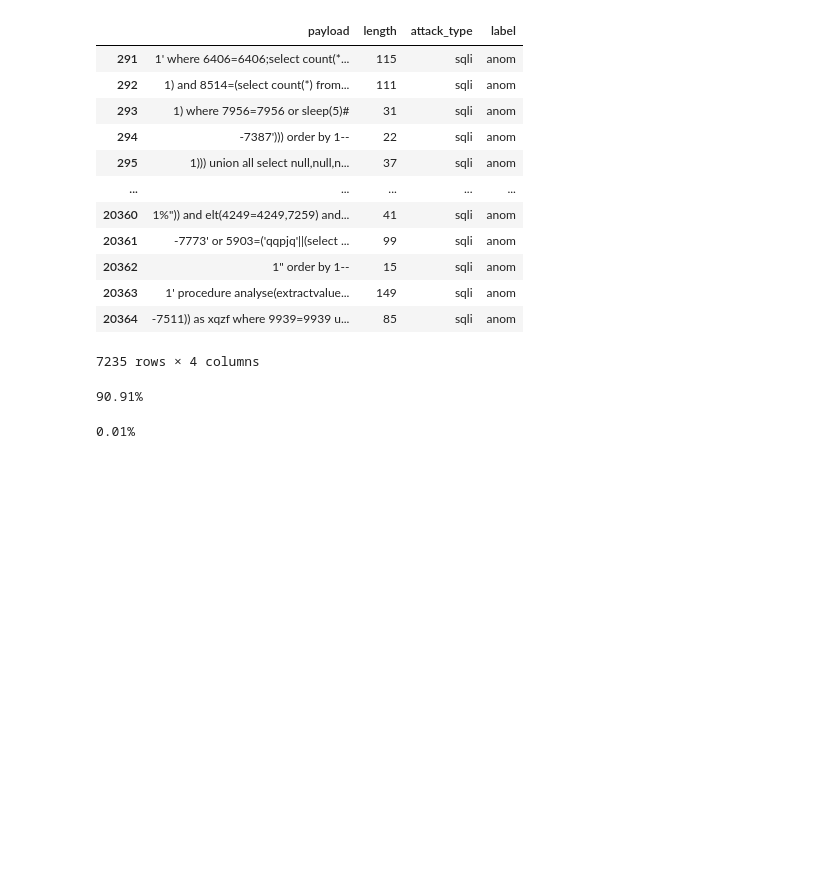
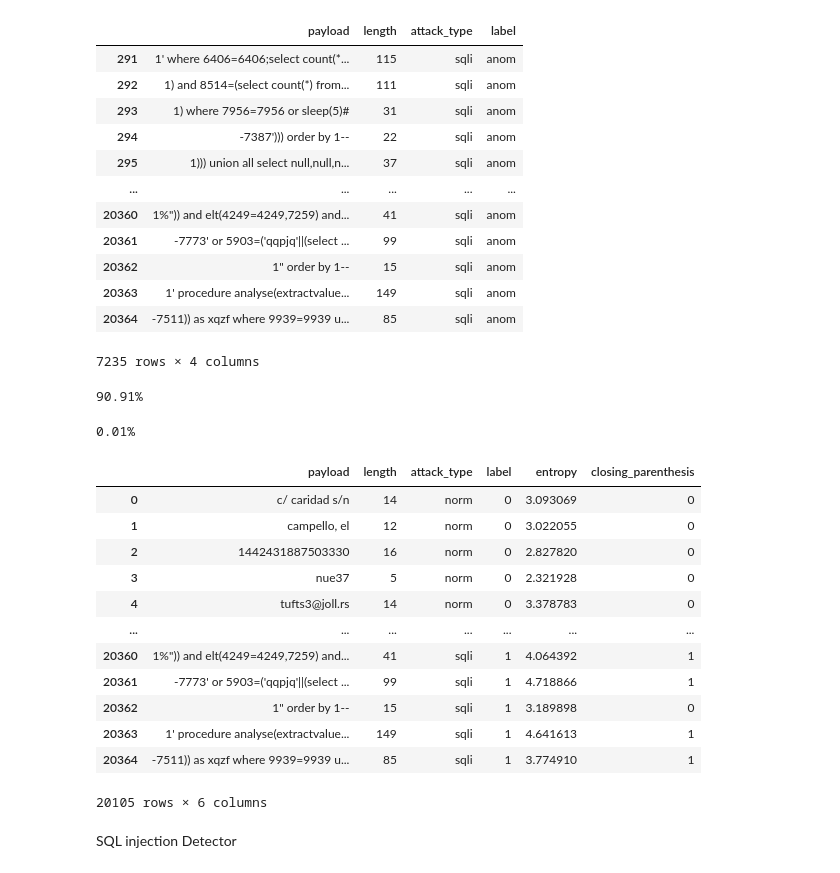
Before and after one commit to litbe/Python, a Jupyter notebook: SQLInjectionDetection.ipynb, the cells around one changed output. Saved outputs shown, nothing was run; the diff lists cells and outputs as text; code cells hidden in the pictures; blank space fills up the shorter version.

```diff
--- a/SQLInjectionDetection.ipynb
+++ b/SQLInjectionDetection.ipynb
@@ -122,3 +122,48 @@ print('{:.2%}'.format(
 )
 # %% [output]
 0.01%
+# %%
+# Extend the dataset to add add new features
+def func_preprocessing(df):
+  train_rows = ((df.attack_type == 'norm') | (df.attack_type == 'sqli'))
+  df = df[train_rows]
+
+  entropies = []
+  closing_parenthesis = []
+
+  # Extract HTTP query string from pyaload string and let it be processed
+  for i in df['payload']:
+    # Calculation of entropy
+    entropies.append(H_entropy(i))
+    # ')'detection
+    if i.count(')'):
+      closing_parenthesis.append(1)
+    else :
+      closing_parenthesis.append(0)
+  # Add dataset
+  df = df.assign(entropy=entropies)
+  df = df.assign(closing_parenthesis=closing_parenthesis)
+
+  rep = df.label.replace({"norm":0, "anom":1})
+  df = df.assign(label=rep)
+
+  return df
+# %%
+df = func_preprocessing(df)
+df
+# %% [output]
+|  | payload | length | attack_type | label | entropy | closing_parenthesis |
+| 0 | c/ caridad s/n | 14 | norm | 0 | 3.093069 | 0 |
+| 1 | campello, el | 12 | norm | 0 | 3.022055 | 0 |
+| 2 | 1442431887503330 | 16 | norm | 0 | 2.827820 | 0 |
+| 3 | nue37 | 5 | norm | 0 | 2.321928 | 0 |
+| 4 | tufts3@joll.rs | 14 | norm | 0 | 3.378783 | 0 |
+| ... | ... | ... | ... | ... | ... | ... |
+| 20360 | 1%")) and elt(4249=4249,7259) and... | 41 | sqli | 1 | 4.064392 | 1 |
+| 20361 | -7773' or 5903=('qqpjq'||(select ... | 99 | sqli | 1 | 4.718866 | 1 |
+| 20362 | 1" order by 1-- | 15 | sqli | 1 | 3.189898 | 0 |
+| 20363 | 1' procedure analyse(extractvalue... | 149 | sqli | 1 | 4.641613 | 1 |
+| 20364 | -7511)) as xqzf where 9939=9939 u... | 85 | sqli | 1 | 3.774910 | 1 |
+20105 rows × 6 columns
+# %% [markdown]
+SQL injection Detector
```
Also changed, not shown: parts of 1 cell of this notebook.
